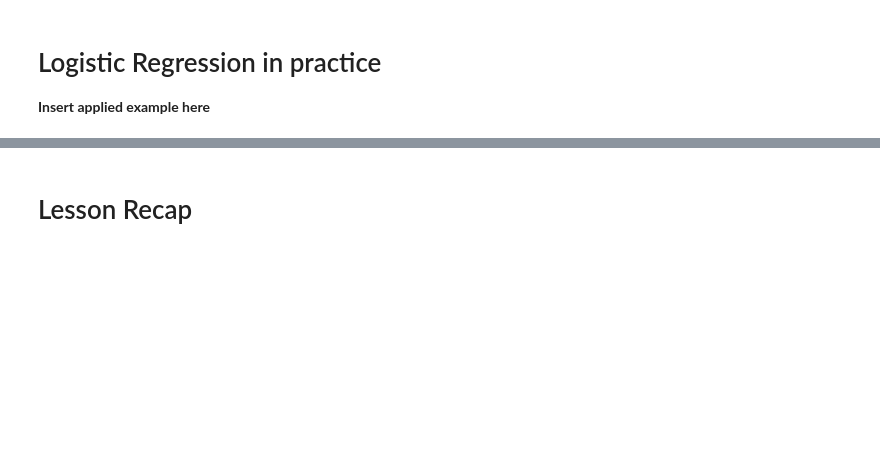
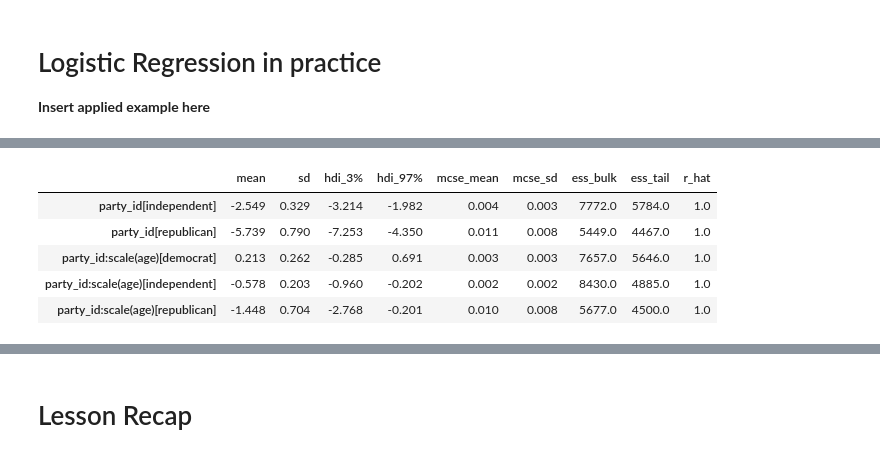
Before and after one commit to tomicapretto/etc, a Jupyter notebook: lesson_code/lesson_04.ipynb, the cells around one changed output, grey strips where cells are left out. Cells and saved outputs as stored; diff of their text form; code cells hidden in the pictures; blank space fills up the shorter version.

```diff
--- a/lesson_code/lesson_04.ipynb
+++ b/lesson_code/lesson_04.ipynb
@@ -608,0 +601,3 @@ Now if any new customer comes in we can predict their prob conversion
+# %%
+data = bmb.load_data("ANES")
+data.shape
@@ -608,0 +753,9 @@ Now if any new customer comes in we can predict their prob conversion
+# %%
+az.summary(idata_age_interaction, var_names=["party_id", "party_id:scale(age)"])
+# %% [output]
+|  | mean | sd | hdi_3% | hdi_97% | mcse_mean | mcse_sd | ess_bulk | ess_tail | r_hat |
+| party_id[independent] | -2.549 | 0.329 | -3.214 | -1.982 | 0.004 | 0.003 | 7772.0 | 5784.0 | 1.0 |
+| party_id[republican] | -5.739 | 0.790 | -7.253 | -4.350 | 0.011 | 0.008 | 5449.0 | 4467.0 | 1.0 |
+| party_id:scale(age)[democrat] | 0.213 | 0.262 | -0.285 | 0.691 | 0.003 | 0.003 | 7657.0 | 5646.0 | 1.0 |
+| party_id:scale(age)[independent] | -0.578 | 0.203 | -0.960 | -0.202 | 0.002 | 0.002 | 8430.0 | 4885.0 | 1.0 |
+| party_id:scale(age)[republican] | -1.448 | 0.704 | -2.768 | -0.201 | 0.010 | 0.008 | 5677.0 | 4500.0 | 1.0 |
```
Also changed, not shown: parts of 28 cells of this notebook.
